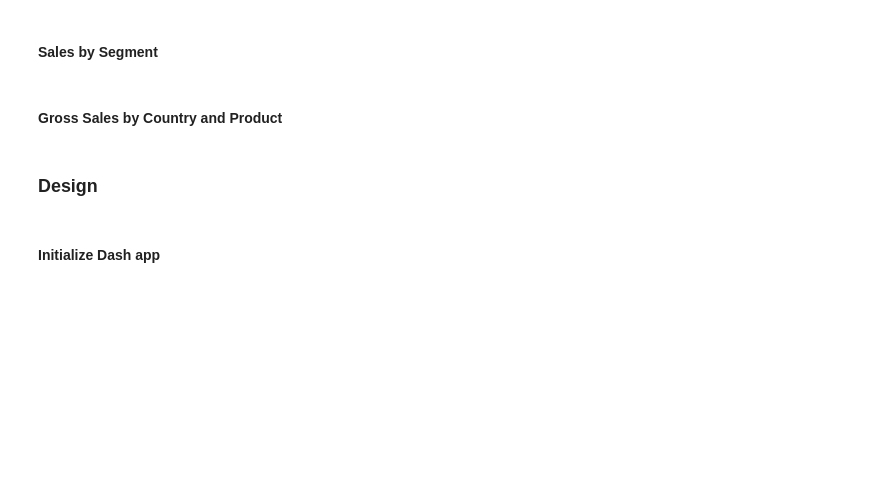
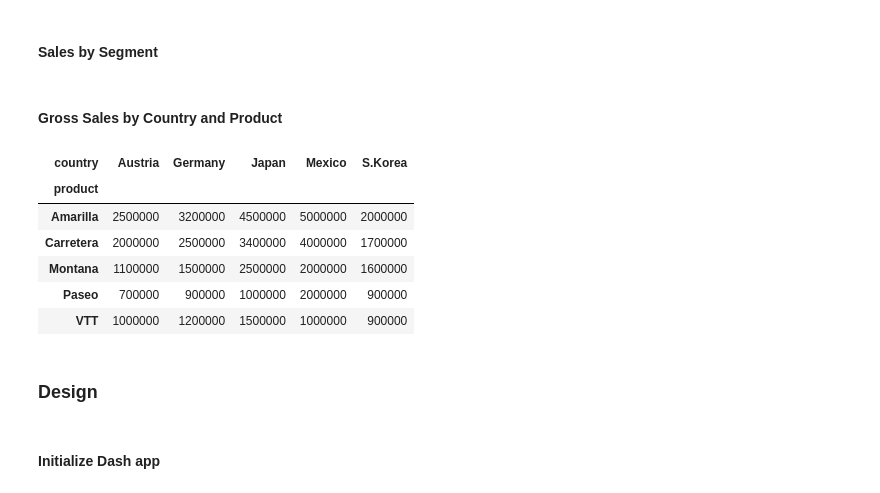
Before and after one commit to jupyter-naas/summer-dashboarding, a Jupyter notebook: dashboards/3-Revenue COGS by Segment/revenue_cogs_by_segment.ipynb, the cells around one changed output. Drawn from its saved outputs; the diff is of its cells as text; code cells hidden in the pictures; blank space fills up the shorter version.

```diff
--- a/dashboards/3-Revenue COGS by Segment/revenue_cogs_by_segment.ipynb
+++ b/dashboards/3-Revenue COGS by Segment/revenue_cogs_by_segment.ipynb
@@ -135,33 +135,43 @@ new_df = pd.DataFrame({
                         "Japan","Japan","Japan","Japan","Japan","Japan",
                         "Germany","Germany","Germany","Germany","Germany","Germany",
                         "Austria", "Austria","Austria","Austria","Austria","Austria",
                         "S.Korea","S.Korea","S.Korea","S.Korea","S.Korea","S.Korea"],
             "sales": [4000000, 1000000, 2000000, 2000000, 4000000, 5000000,
                       3000000, 1500000, 1000000, 2500000, 3400000, 4500000,
                       2300000, 1200000, 900000, 1500000, 2500000, 3200000,
                       2000000, 1000000, 700000, 1100000, 2000000, 2500000,
                       1500000, 900000, 900000, 1600000, 1700000, 2000000,],
             "product": ["Velo", "VTT", "Paseo", "Montana", "Carretera", "Amarilla",
                         "Velo", "VTT", "Paseo", "Montana", "Carretera", "Amarilla",
                         "Velo", "VTT", "Paseo", "Montana", "Carretera", "Amarilla",
                         "Velo", "VTT", "Paseo", "Montana", "Carretera", "Amarilla",
                         "Velo", "VTT", "Paseo", "Montana", "Carretera", "Amarilla",]
 })
 new_df = new_df.groupby(['country','product'])['sales'].sum().reset_index()
 new_df = new_df.pivot(index='product', columns='country')['sales'].fillna(0)
 #new_df = new_df.reset_index()
 
 def sales_country_product(df):
     heat_fig = px.imshow(df,
                          labels=dict(x="<b>Country", y="<b>Product", color="<b>Gross Sales"),
                          x=df.columns,
                          y=df.index,
                          title='<b>Gross Sales by Country and Product',
                          width=600, height=400,
                          aspect="auto",
                          color_continuous_scale='Greens')
 
     return heat_fig
+
+new_df.head()
+# %% [output]
+| country | Austria | Germany | Japan | Mexico | S.Korea |
+| product |  |  |  |  |  |
+| Amarilla | 2500000 | 3200000 | 4500000 | 5000000 | 2000000 |
+| Carretera | 2000000 | 2500000 | 3400000 | 4000000 | 1700000 |
+| Montana | 1100000 | 1500000 | 2500000 | 2000000 | 1600000 |
+| Paseo | 700000 | 900000 | 1000000 | 2000000 | 900000 |
+| VTT | 1000000 | 1200000 | 1500000 | 1000000 | 900000 |
 # %% [markdown]
 ### Design
 # %% [markdown]
```
Also changed, not shown: parts of 4 cells of this notebook.
